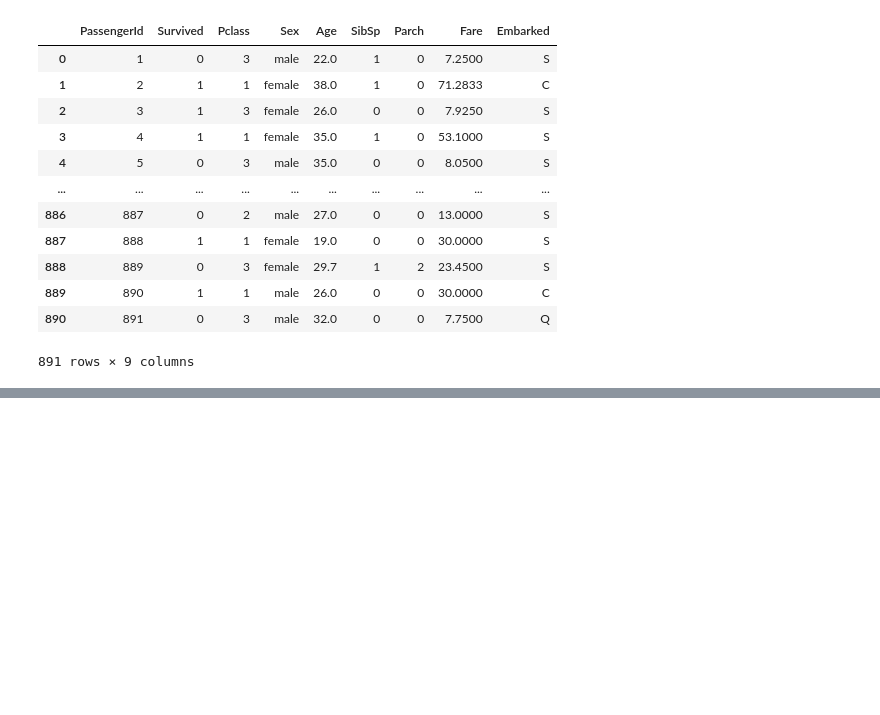
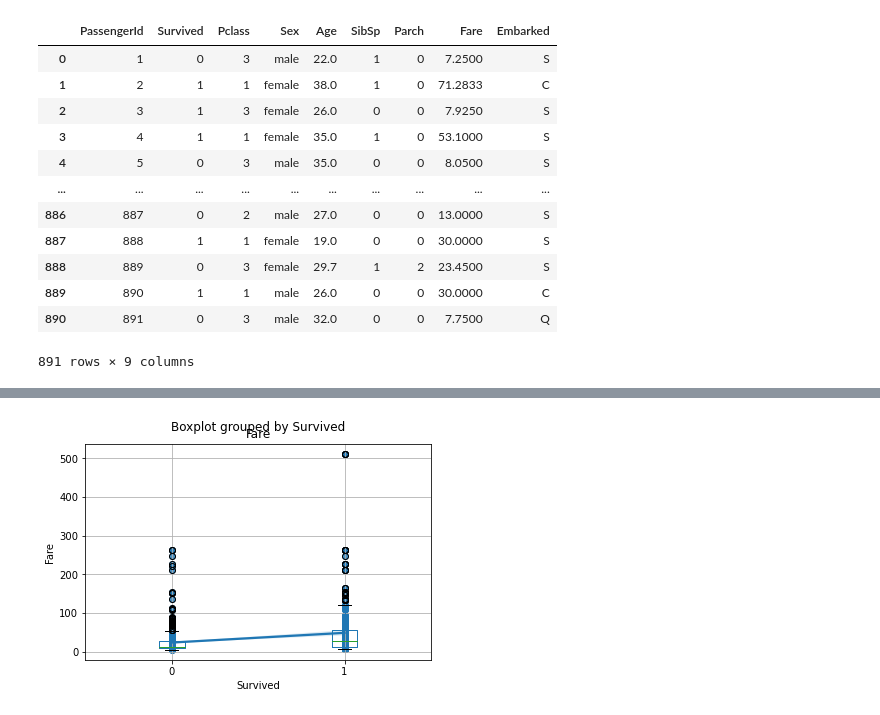
Before and after one commit to Dylan-Lai/Cse351-Final_Project, a Jupyter notebook: CSE351_FinalProject.ipynb, the cells around one changed output, grey strips where cells are left out. Saved outputs shown, nothing was run; the diff lists cells and outputs as text; code cells hidden in the pictures; blank space fills up the shorter version.

```diff
--- a/CSE351_FinalProject.ipynb
+++ b/CSE351_FinalProject.ipynb
@@ -280,0 +317,82 @@ ax = ax.set_ylim(0,100)
+# %%
+#The fare of a passenger seemed to be a good indicator of their survial, but that may be because fare was
+# correlated with their ticket class and number of Parent/Childs.
+titanic.boxplot(column = 'Fare', by = 'Survived')
+sea.regplot(x = titanic['Survived']+1, y = titanic['Fare'])
+
+#To see how age affected surival, a box and whisker plot from a scatter plot
+# with the same attributes (Survived vs. Age) is drawn. They both show an average age of 30 for survived and not suvived
+# This suggests that the average age on the ship was 30 and the survival was distributed approximately normally.
+# However, there were less outliers for the box and whisker plot that survived
+# This suggests that thre was a higher variance in the ages of those that survived
+titanic.boxplot(column = 'Age', by = 'Survived')
+sea.regplot(x = titanic['Survived']+1, y = titanic['Age'])
+
+#To see how gender affected survival, they were grouped together by Survived and Sex and then plotted by count
+# as a bar graph. In the bar graph, the females were less than the males for not survived, but greater than males for survived.
+# This suggests that females had a greater survival rate
+titanic_gender=titanic.groupby(['Survived','Sex']).size()
+titanic_gender=titanic_gender.unstack()
+titanic_gender.plot(kind='bar')
+
+#To see how the number of parents and children affected suvival, a bar graph similar in implementation to
+# the Sex vs Survived is done.
+titanic_parch=titanic.groupby(['Survived', 'Parch']).size()
+titanic_parch=titanic_parch.unstack()
+ax = titanic_parch.plot(kind='bar')
+
+#The number of Parch being 0 is very prominent compared to every other number for the attribute Parch.
+# The number of Parch that were greater than 0 was so small compared that the same graph was made,
+# but the y limit was set to 70 so the other Parch attribute counts could be looked at.
+# Overall, it seemes like a Power Law Distribution.
+# Regardless of Survival, most have Parch = 0, 1, or 2. Then, there are the very few that have Parch > 2
+# Those that did not have a child had a much greater chance of not surviving.
+# Those that only had one child had a slightly lower chance of surviving.
+# Those with 2 children had approximately equal chance of surviving or not surviving
+titanic_parch=titanic.groupby(['Survived', 'Parch']).size()
+titanic_parch=titanic_parch.unstack()
+ax = titanic_parch.plot(kind='bar')
+ax = ax.set_ylim(0,70)
+
+#The socioeconomic class represented via ticket clas vs survival is compared using a bar graph
+# For 3rd class tickets, the number that did not survive was much greater than those that did survive
+# This suggests that being 3rd class means you are less likely to survive
+titanic_pclass=titanic.groupby(['Survived', 'Pclass']).size()
+titanic_pclass=titanic_pclass.unstack()
+ax = titanic_pclass.plot(kind='bar')
+
+#Where the passenger embarked vs. their survival was also compared via bar graph.
+# For both Southhampton and Queenstown, the portion that survived was less than those that did not survive
+# However, for Cherbourg, the portion that survived was slightly greater than those that did not survive
+# This suggests that embarking from Cherbourg indicated a greater chance for survival,
+# but from our previous analysis of the socioeconomic status of Cherbourg, Cherbourg is likely also a wealthy location.
+# Thus the reason that embarking from Cherbourg indicated a greater chance for survival is due to socioeconomic status.
+titanic_parch=titanic.groupby(['Survived', 'Embarked']).size()
+titanic_parch=titanic_parch.unstack()
+ax = titanic_parch.plot(kind='bar')
+
+#Finally, survival is compared to the Sibsp of the passenger via another bar graph.
+# Like the Parent/Child graph, 0 siblings/Spouses is far greater than all the others
+titanic_parch=titanic.groupby(['Survived', 'SibSp']).size()
+titanic_parch=titanic_parch.unstack()
+ax = titanic_parch.plot(kind='bar')
+
+#In order to show the other groups more effectively, we set the limit of the graph to 120
+# 1 siblings/Spouses is still far greater than the rest
+titanic_parch=titanic.groupby(['Survived', 'SibSp']).size()
+titanic_parch=titanic_parch.unstack()
+ax = titanic_parch.plot(kind='bar')
+ax = ax.set_ylim(0,120)
+
+#In order to show the other groups more effectively, we set the limit of the graph to 20
+# 1 siblings/Spouses is still far greater than the rest
+# A power law distribution would be best to represent this data
+# While 0 siblings/Spouses is much larger in both survived and not survived,
+# there are much more with 0 siblings/Spouses that did not survive.
+# This suggests that those with no family had a lower chance of survivng
+titanic_parch=titanic.groupby(['Survived', 'SibSp']).size()
+titanic_parch=titanic_parch.unstack()
+ax = titanic_parch.plot(kind='bar')
+ax = ax.set_ylim(0,20)
+# %% [output]
+[figure, added]
```
Also changed, not shown: parts of 25 cells of this notebook.
